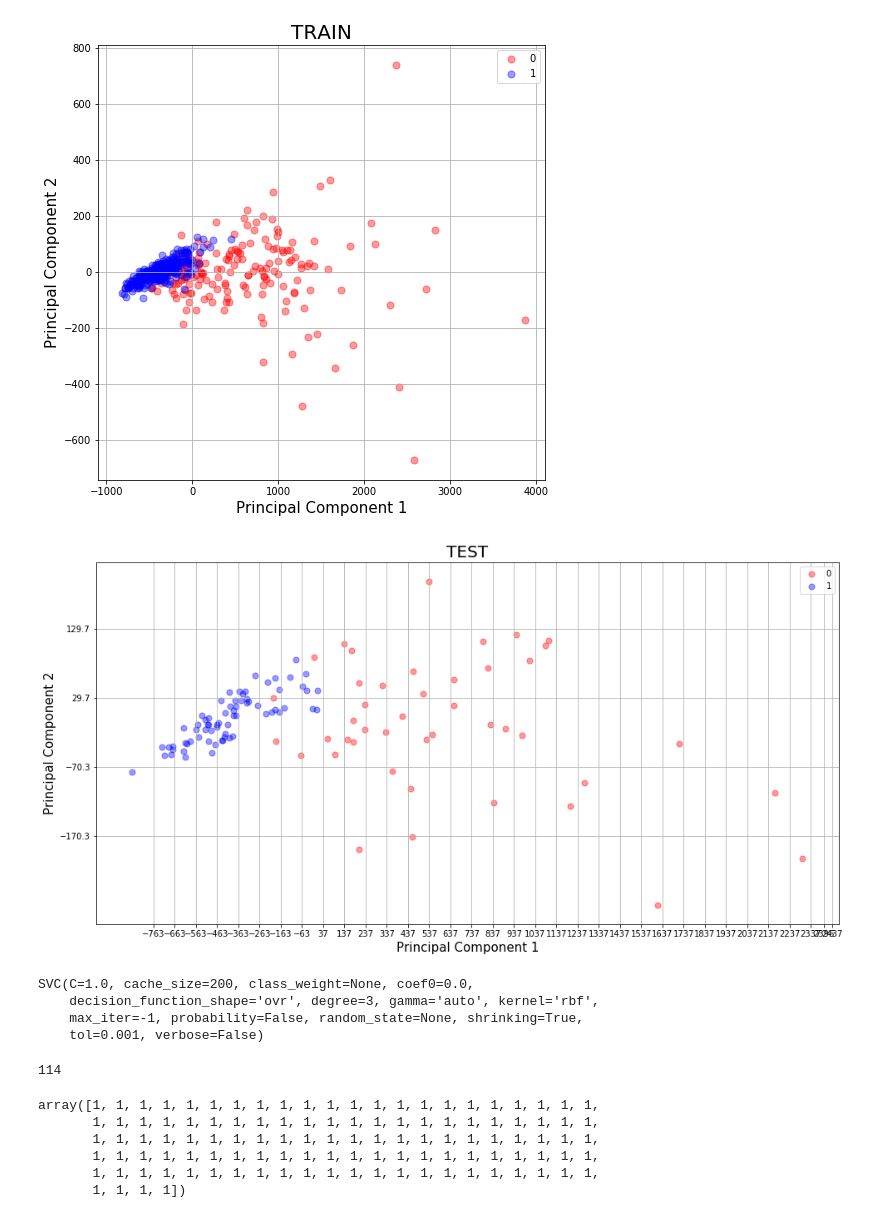
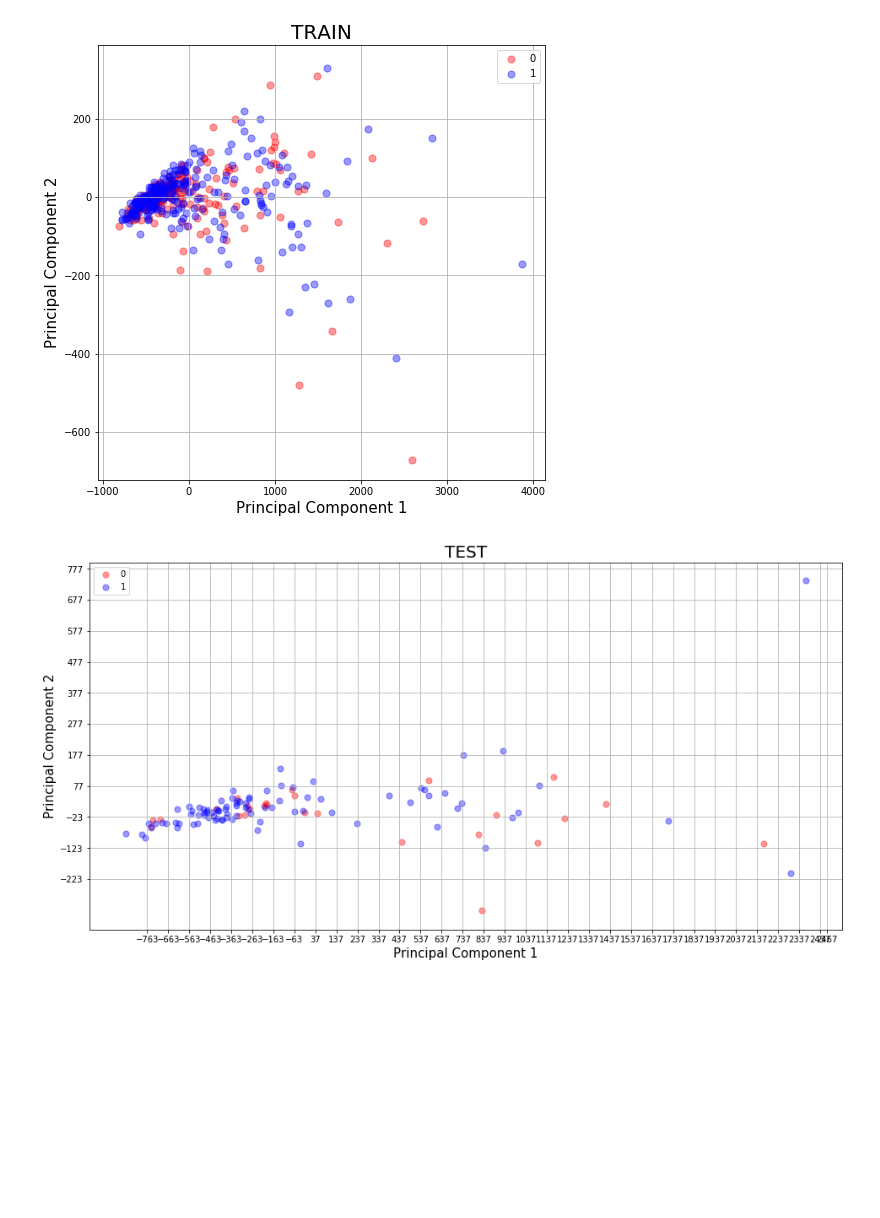
Before and after one commit to apoorva-sh/zodiac-experiments, a Jupyter notebook: experiments.ipynb, the cells around one changed output. Cells and saved outputs as stored; diff of their text form; code cells hidden in the pictures; blank space fills up the shorter version.

```diff
--- a/experiments.ipynb
+++ b/experiments.ipynb
@@ -19,5 +76,10 @@ df = pd.DataFrame(data = data.data,columns = data.feature_names)
+# %%
+train_len = len(train)
+
+data = pd.concat([train, test], axis=0)
+data_labels = pd.concat([train_x, res], axis=0)
 # %%
 pca = PCA(n_components=2)
-principalComponents = pca.fit_transform(df)
+principalComponents = pca.fit_transform(data)
 principalDf = pd.DataFrame(data = principalComponents
              , columns = ['principal component 1', 'principal component 2'])
@@ -34,0 +86,4 @@ test_x = test["Result"]
+# %%
+principalDf['label'] = data_labels
+# %%
+train, test = principalDf.iloc[:train_len, :], principalDf.iloc[train_len:, :]
@@ -95,22 +158,22 @@ x_l_1, y_l_1 = genXY(100,test)
 # %%
 fig = plt.figure(figsize = (8,8))
 ax = fig.add_subplot(1,1,1)
 ax.set_xlabel('Principal Component 1', fontsize = 15)
 ax.set_ylabel('Principal Component 2', fontsize = 15)
 ax.set_title('TRAIN', fontsize = 20)
 targets = [0, 1]
 colors = ['r', 'b']
 for target, color in zip(targets,colors):
-    indicesToKeep = train['Result'] == target
+    indicesToKeep = train['label'] == target
     ax.scatter(train.loc[indicesToKeep, 'principal component 1']
                , train.loc[indicesToKeep, 'principal component 2']
                , c = color
                , s = 50
               , alpha = 0.4)
 ax.legend(targets)
 ax.grid()
 # %% [output]
-[figure, old version]
+[figure, new version]
 # %%
 fig = plt.figure(figsize = (16,8))
 plt.xticks(x_l_1)
@@ -122,7 +185,7 @@ ax.set_title('TEST', fontsize = 20)
 targets = [0, 1]
 colors = ['r', 'b']
 for target, color in zip(targets,colors):
-    indicesToKeep = test['Result'] == target
+    indicesToKeep = test['label'] == target
     ax.scatter(test.loc[indicesToKeep, 'principal component 1']
                , test.loc[indicesToKeep, 'principal component 2']
                , c = color
@@ -131,30 +194,4 @@ for target, color in zip(targets,colors):
 ax.legend(targets)
 ax.grid()
 # %% [output]
-[figure, old version]
+[figure, new version]
-# %%
-from sklearn.svm import SVC
-del train["Result"]
-clf = SVC(gamma='auto')
-clf.fit(train, train_x)
-# %% [output]
-SVC(C=1.0, cache_size=200, class_weight=None, coef0=0.0,
-    decision_function_shape='ovr', degree=3, gamma='auto', kernel='rbf',
-    max_iter=-1, probability=False, random_state=None, shrinking=True,
-    tol=0.001, verbose=False)
-# %%
-res = test["Result"]
-del test["Result"]
-a = clf.predict(test)
-len(a)
-# %% [output]
-114
-# %%
-a
-# %% [output]
-array([1, 1, 1, 1, 1, 1, 1, 1, 1, 1, 1, 1, 1, 1, 1, 1, 1, 1, 1, 1, 1, 1,
-       1, 1, 1, 1, 1, 1, 1, 1, 1, 1, 1, 1, 1, 1, 1, 1, 1, 1, 1, 1, 1, 1,
-       1, 1, 1, 1, 1, 1, 1, 1, 1, 1, 1, 1, 1, 1, 1, 1, 1, 1, 1, 1, 1, 1,
-       1, 1, 1, 1, 1, 1, 1, 1, 1, 1, 1, 1, 1, 1, 1, 1, 1, 1, 1, 1, 1, 1,
-       1, 1, 1, 1, 1, 1, 1, 1, 1, 1, 1, 1, 1, 1, 1, 1, 1, 1, 1, 1, 1, 1,
-       1, 1, 1, 1])
```
Also changed, not shown: parts of 17 cells of this notebook, 1 other file.
